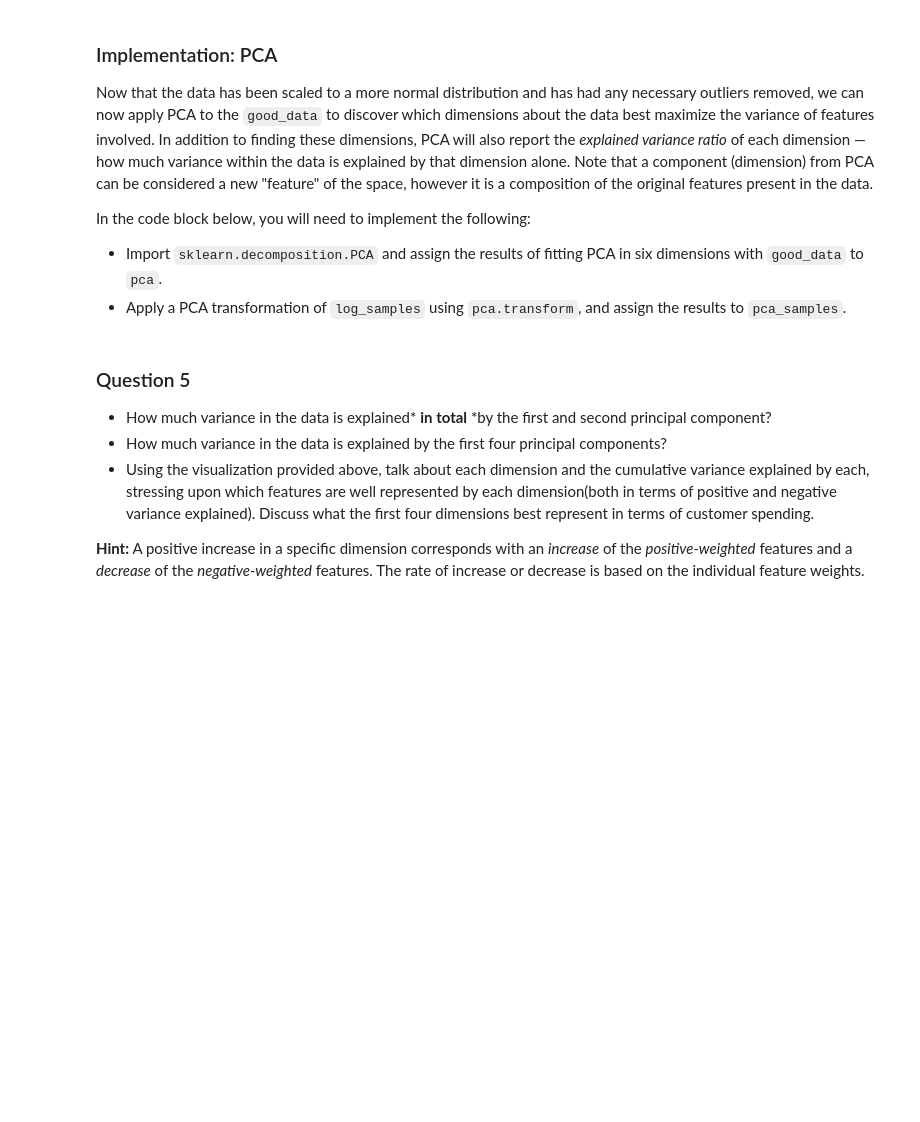
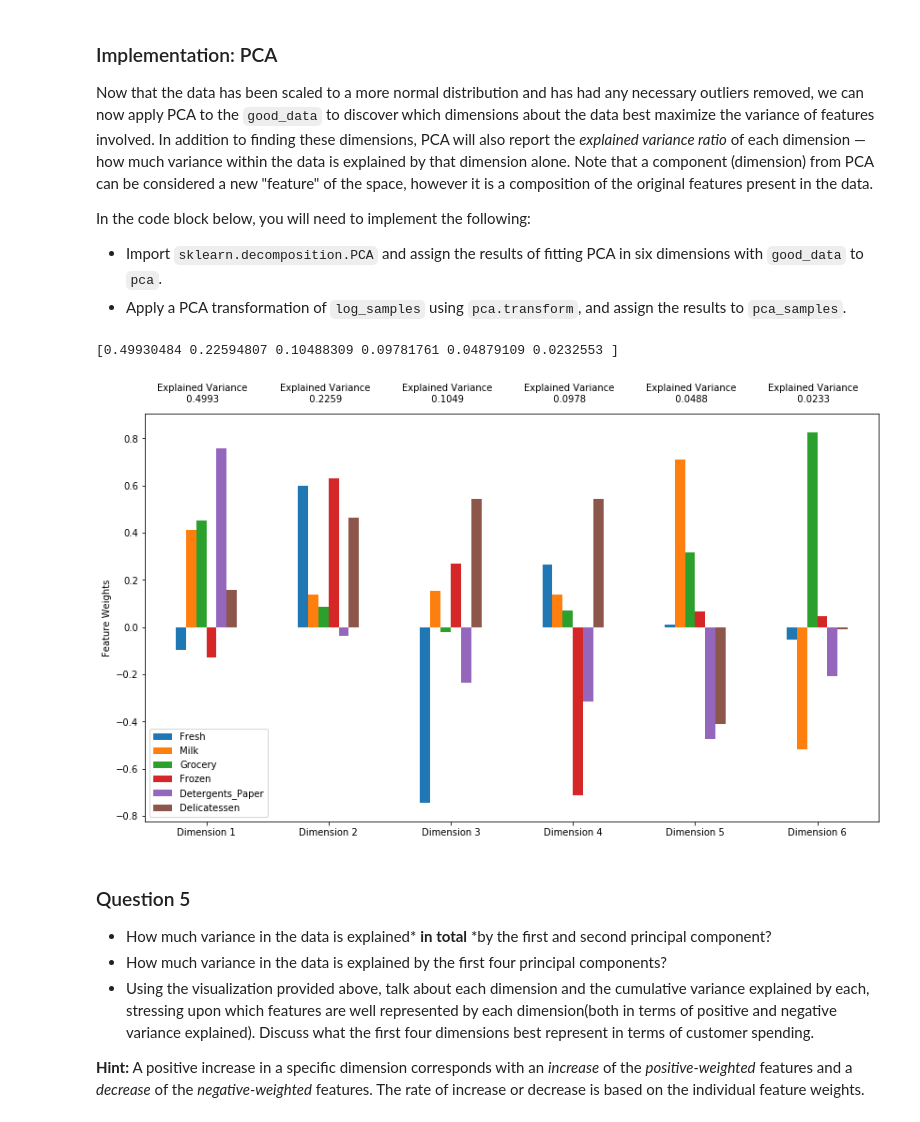
Before and after one commit to matthiasbuehl/machine-learning, a Jupyter notebook: projects/customer_segments/customer_segments.ipynb, the cells around one changed output. Saved outputs shown, nothing was run; the diff lists cells and outputs as text; code cells hidden in the pictures; blank space fills up the shorter version.

```diff
--- a/projects/customer_segments/customer_segments.ipynb
+++ b/projects/customer_segments/customer_segments.ipynb
@@ -444,14 +444,19 @@ In the code block below, you will need to implement the following:
  - Import `sklearn.decomposition.PCA` and assign the results of fitting PCA in six dimensions with `good_data` to `pca`.
  - Apply a PCA transformation of `log_samples` using `pca.transform`, and assign the results to `pca_samples`.
 # %%
+from sklearn.decomposition import PCA
+
 # TODO: Apply PCA by fitting the good data with the same number of dimensions as features
-pca = None
+pca = PCA(n_components=6).fit(good_data)
 
 # TODO: Transform log_samples using the PCA fit above
-pca_samples = None
+pca_samples = pca.transform(log_samples)
 
 # Generate PCA results plot
 pca_results = vs.pca_results(good_data, pca)
+# %% [output]
+[0.49930484 0.22594807 0.10488309 0.09781761 0.04879109 0.0232553 ]
+[figure, added]
 # %% [markdown]
 ### Question 5
 
```
Also changed, not shown: parts of 4 cells of this notebook.
